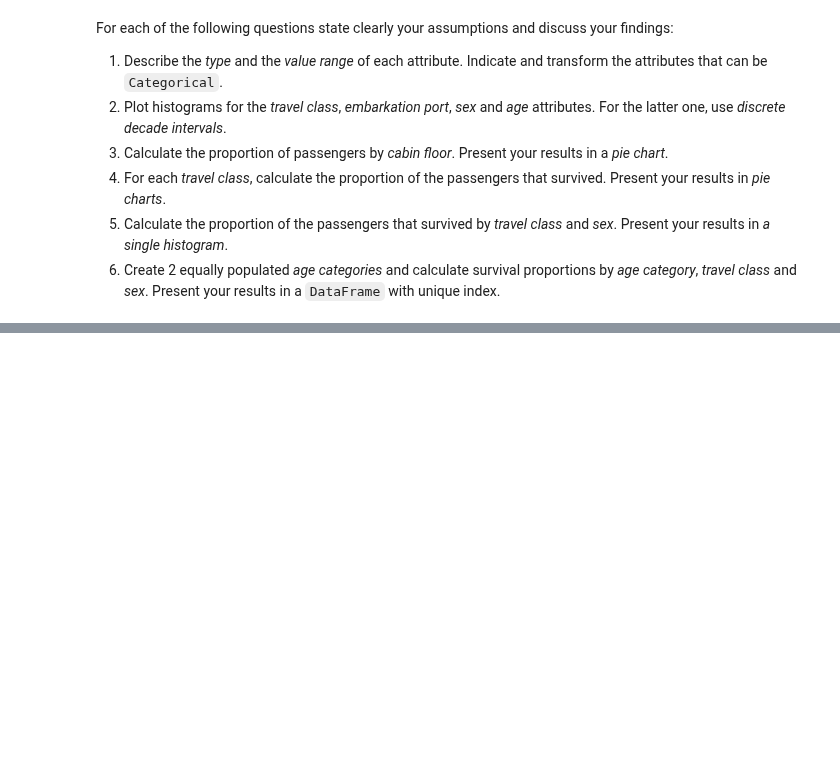
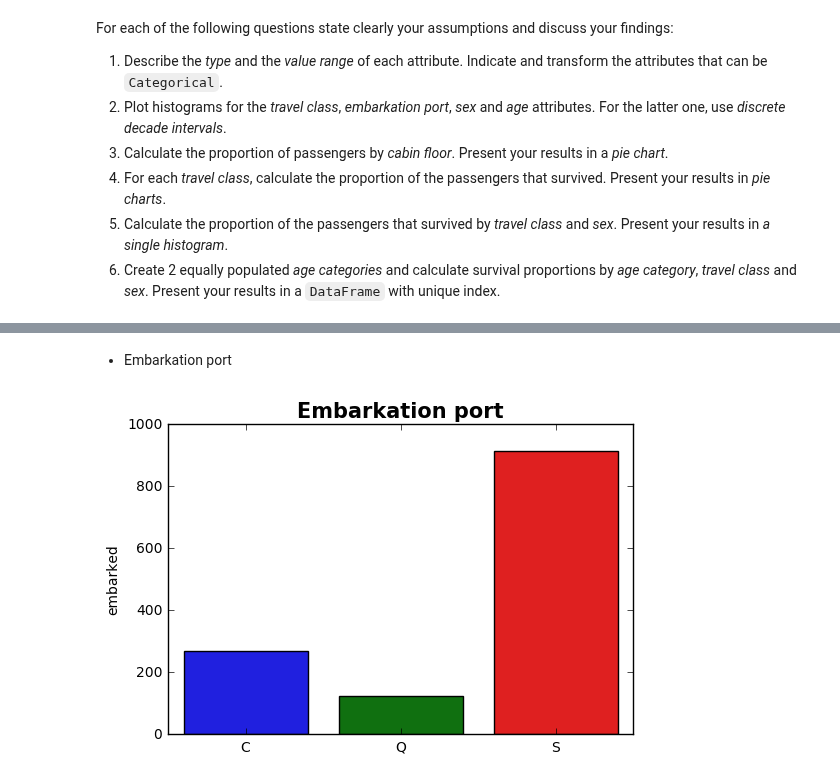
Before and after one commit to padesplaces/ada2017, a Jupyter notebook: hwk1/Homework 1.ipynb, the cells around one changed output, grey strips where cells are left out. Cells and saved outputs as stored; diff of their text form; code cells hidden in the pictures; blank space fills up the shorter version.

```diff
--- a/hwk1/Homework 1.ipynb
+++ b/hwk1/Homework 1.ipynb
@@ -162,0 +283,6 @@ For each of the following questions state clearly your assumptions and discuss y
+# %% [markdown]
+- Embarkation port
+# %%
+hist('Embarkation port', tf.embarked.value_counts(sort=False), tf.embarked.value_counts(sort=False).keys(), 0)
+# %% [output]
+[figure, added]
```
Also changed, not shown: parts of 31 cells of this notebook.
